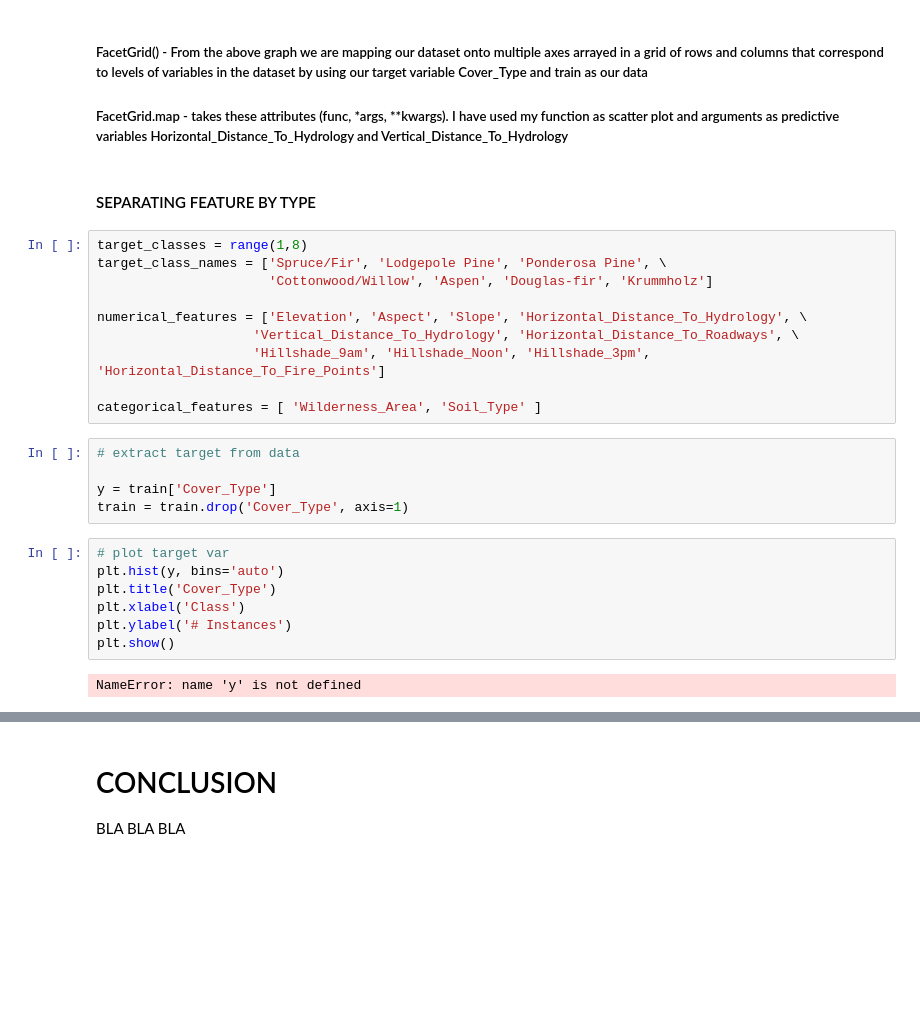
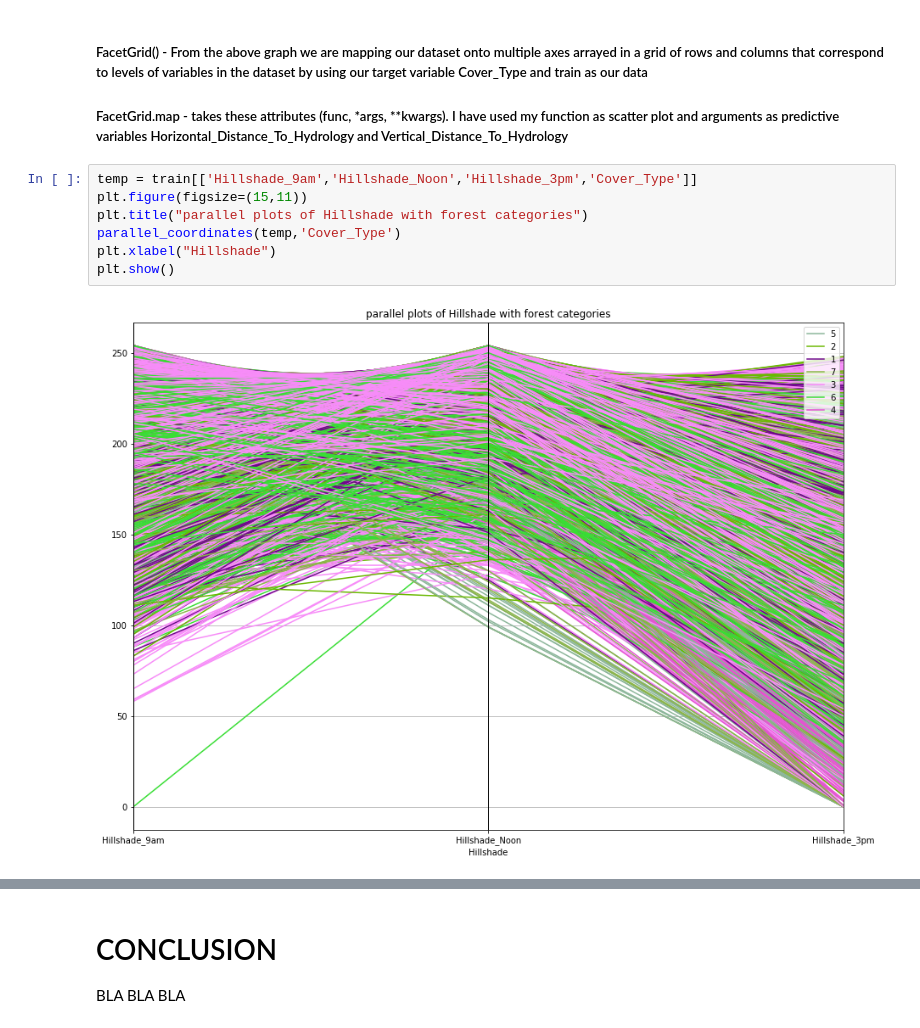
Before and after one commit to NewzySharma/MachineLearning, a Jupyter notebook: ForestCover.ipynb, the cells around one changed output, grey strips where cells are left out. Saved outputs shown, nothing was run; the diff lists cells and outputs as text; blank space fills up the shorter version.

Commit message:
Feature Importance and visualisation of data

```diff
--- a/ForestCover.ipynb
+++ b/ForestCover.ipynb
@@ -296,29 +305,12 @@ sns.FacetGrid(train, hue="Cover_Type", size=10).map(plt.scatter, "Horizontal_Dis
 # %% [markdown]
 ##### FacetGrid() - From the above graph we are mapping our dataset onto multiple axes arrayed in a grid of rows and columns that correspond to levels of variables in the dataset by using our target variable Cover_Type  and train as our data
 ##### FacetGrid.map - takes these attributes (func, *args, **kwargs). I have used my function as scatter plot and arguments as predictive variables Horizontal_Distance_To_Hydrology and Vertical_Distance_To_Hydrology
-# %% [markdown]
-#### SEPARATING FEATURE BY TYPE
-# %%
-target_classes = range(1,8)
-target_class_names = ['Spruce/Fir', 'Lodgepole Pine', 'Ponderosa Pine', \
-                      'Cottonwood/Willow', 'Aspen', 'Douglas-fir', 'Krummholz']
-
-numerical_features = ['Elevation', 'Aspect', 'Slope', 'Horizontal_Distance_To_Hydrology', \
-                    'Vertical_Distance_To_Hydrology', 'Horizontal_Distance_To_Roadways', \
-                    'Hillshade_9am', 'Hillshade_Noon', 'Hillshade_3pm', 'Horizontal_Distance_To_Fire_Points']
-
-categorical_features = [ 'Wilderness_Area', 'Soil_Type' ]
-# %%
-# extract target from data
-
-y = train['Cover_Type']
-train = train.drop('Cover_Type', axis=1)
-# %%
-# plot target var
-plt.hist(y, bins='auto')
-plt.title('Cover_Type')
-plt.xlabel('Class')
-plt.ylabel('# Instances')
-plt.show()
-# %% [output]
-NameError: name 'y' is not defined
+# %%
+temp = train[['Hillshade_9am','Hillshade_Noon','Hillshade_3pm','Cover_Type']]
+plt.figure(figsize=(15,11))
+plt.title("parallel plots of Hillshade with forest categories")
+parallel_coordinates(temp,'Cover_Type')
+plt.xlabel("Hillshade")
+plt.show()
+# %% [output]
+[figure, added]
```
Also changed, not shown: parts of 19 cells of this notebook.
